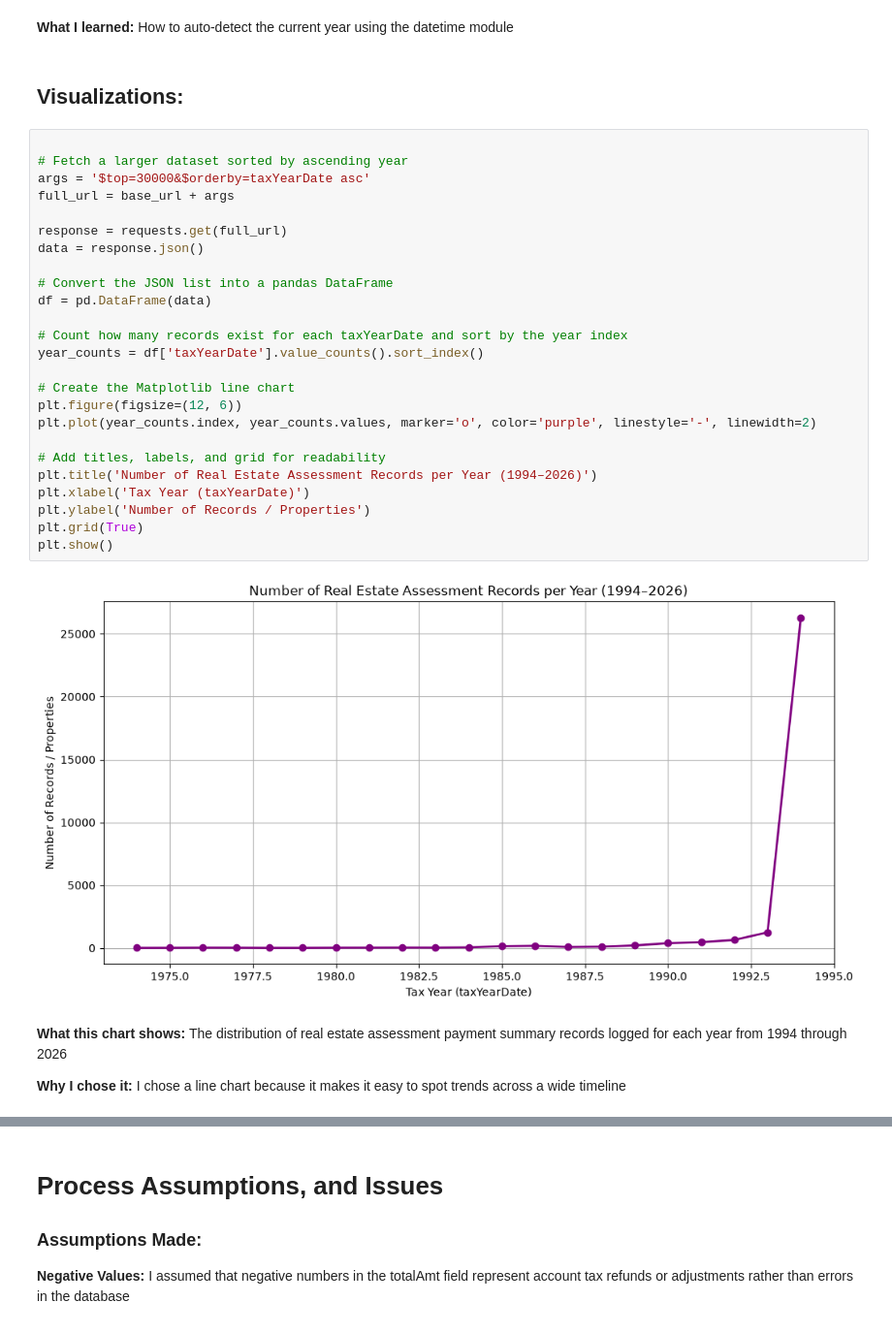
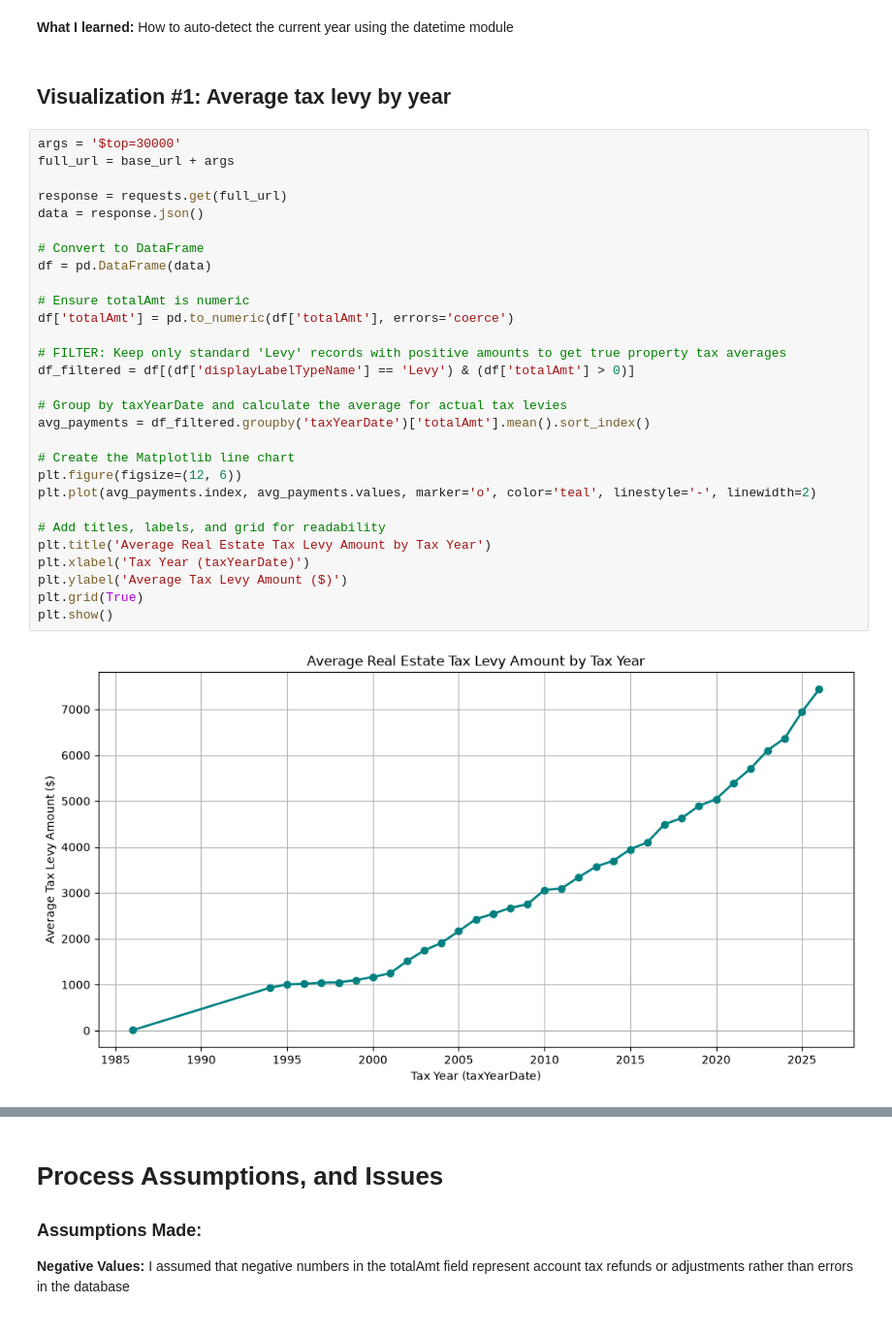
Before and after one commit to AK-Git-Tux/AK-Git-Tux.github.io, a Jupyter notebook: ITE-140_Arl_API.ipynb, the cells around one changed output, grey strips where cells are left out. Shown at 97% size. Drawn from its saved outputs; the diff is of its cells as text.

```diff
--- a/ITE-140_Arl_API.ipynb
+++ b/ITE-140_Arl_API.ipynb
@@ -218,36 +217,36 @@ for item in data:
 10. Property Code: 17042279 | Tax Year: 2025 | Posted On: November 08, 2026 | Total Amount: $1,284.63
 # %% [markdown]
 **What I learned:** How to auto-detect the current year using the datetime module
-# %% [markdown]
-## Visualizations:
+# %% [markdown]
+## Visualization #1: Average tax levy by year
 # %%
-
-# Fetch a larger dataset sorted by ascending year
-args = '$top=30000&$orderby=taxYearDate asc'
+args = '$top=30000'
 full_url = base_url + args
 
 response = requests.get(full_url)
 data = response.json()
 
-# Convert the JSON list into a pandas DataFrame
+# Convert to DataFrame
 df = pd.DataFrame(data)
 
-# Count how many records exist for each taxYearDate and sort by the year index
-year_counts = df['taxYearDate'].value_counts().sort_index()
+# Ensure totalAmt is numeric
+df['totalAmt'] = pd.to_numeric(df['totalAmt'], errors='coerce')
+
+# FILTER: Keep only standard 'Levy' records with positive amounts to get true property tax averages
+df_filtered = df[(df['displayLabelTypeName'] == 'Levy') & (df['totalAmt'] > 0)]
+
+# Group by taxYearDate and calculate the average for actual tax levies
+avg_payments = df_filtered.groupby('taxYearDate')['totalAmt'].mean().sort_index()
 
 # Create the Matplotlib line chart
 plt.figure(figsize=(12, 6))
-plt.plot(year_counts.index, year_counts.values, marker='o', color='purple', linestyle='-', linewidth=2)
+plt.plot(avg_payments.index, avg_payments.values, marker='o', color='teal', linestyle='-', linewidth=2)
 
 # Add titles, labels, and grid for readability
-plt.title('Number of Real Estate Assessment Records per Year (1994–2026)')
+plt.title('Average Real Estate Tax Levy Amount by Tax Year')
 plt.xlabel('Tax Year (taxYearDate)')
-plt.ylabel('Number of Records / Properties')
+plt.ylabel('Average Tax Levy Amount ($)')
 plt.grid(True)
 plt.show()
 # %% [output]
-[figure, old version]
+[figure, new version]
-# %% [markdown]
-**What this chart shows:** The distribution of real estate assessment payment summary records logged for each year from 1994 through 2026
-
-**Why I chose it:** I chose a line chart because it makes it easy to spot trends across a wide timeline
```
Also changed, not shown: parts of 7 cells of this notebook.
